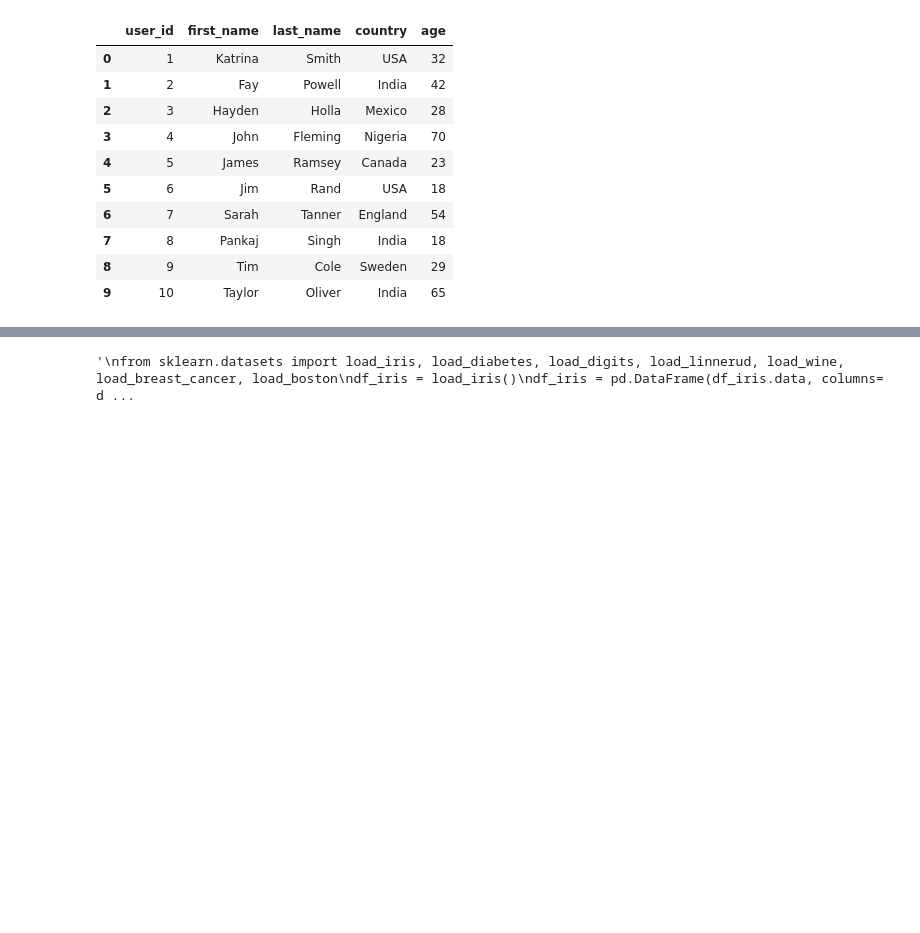
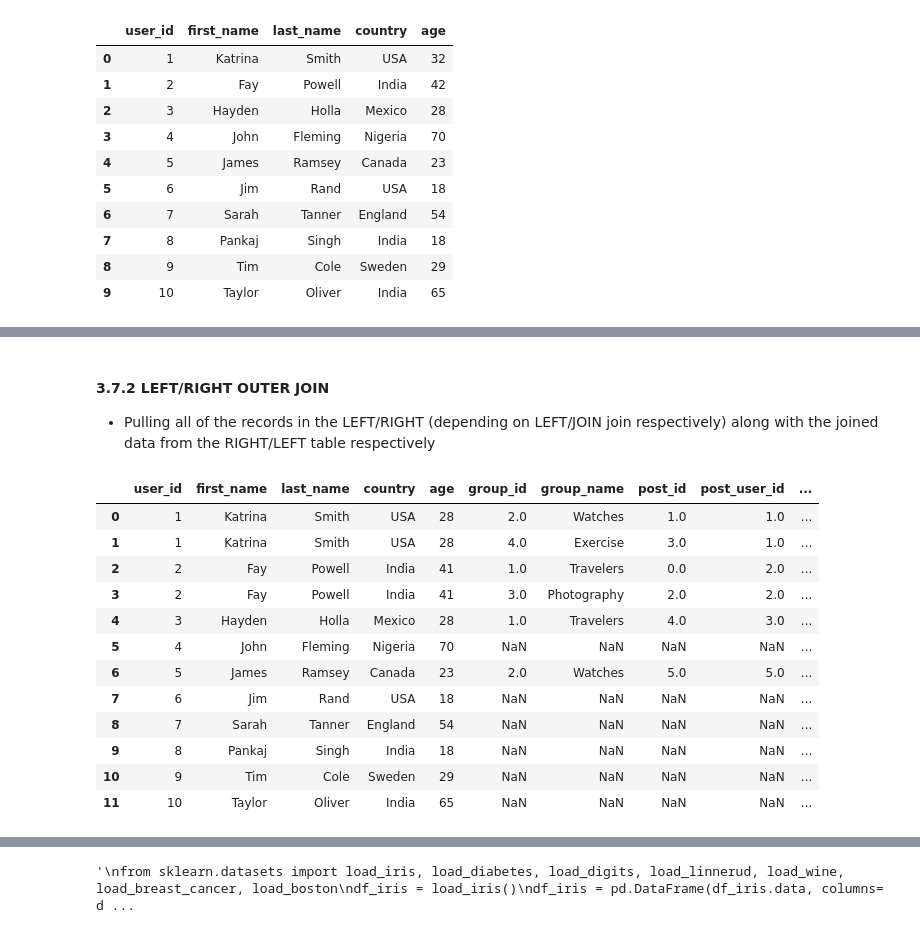
Before and after one commit to biswasprateek/cheatsheets_and_reference, a Jupyter notebook: Pandas Cheatsheet.ipynb, the cells around one changed output, grey strips where cells are left out. Saved outputs shown, nothing was run; the diff lists cells and outputs as text; code cells hidden in the pictures; blank space fills up the shorter version.

```diff
--- a/Pandas Cheatsheet.ipynb
+++ b/Pandas Cheatsheet.ipynb
@@ -454,0 +500,21 @@ df_user
+# %% [markdown]
+#### 3.7.2 LEFT/RIGHT OUTER JOIN
+
+- Pulling all of the records in the LEFT/RIGHT (depending on LEFT/JOIN join respectively) along with the joined data from the RIGHT/LEFT table respectively
+# %%
+df_user_group = df_user.merge(df_group, left_on='user_id', right_on='post_user_id', how='left')
+df_user_group
+# %% [output]
+|  | user_id | first_name | last_name | country | age | group_id | group_name | post_id | post_user_id | ... |
+| 0 | 1 | Katrina | Smith | USA | 28 | 2.0 | Watches | 1.0 | 1.0 | ... |
+| 1 | 1 | Katrina | Smith | USA | 28 | 4.0 | Exercise | 3.0 | 1.0 | ... |
+| 2 | 2 | Fay | Powell | India | 41 | 1.0 | Travelers | 0.0 | 2.0 | ... |
+| 3 | 2 | Fay | Powell | India | 41 | 3.0 | Photography | 2.0 | 2.0 | ... |
+| 4 | 3 | Hayden | Holla | Mexico | 28 | 1.0 | Travelers | 4.0 | 3.0 | ... |
+| 5 | 4 | John | Fleming | Nigeria | 70 | NaN | NaN | NaN | NaN | ... |
+| 6 | 5 | James | Ramsey | Canada | 23 | 2.0 | Watches | 5.0 | 5.0 | ... |
+| 7 | 6 | Jim | Rand | USA | 18 | NaN | NaN | NaN | NaN | ... |
+| 8 | 7 | Sarah | Tanner | England | 54 | NaN | NaN | NaN | NaN | ... |
+| 9 | 8 | Pankaj | Singh | India | 18 | NaN | NaN | NaN | NaN | ... |
+| 10 | 9 | Tim | Cole | Sweden | 29 | NaN | NaN | NaN | NaN | ... |
+| 11 | 10 | Taylor | Oliver | India | 65 | NaN | NaN | NaN | NaN | ... |
```
Also changed, not shown: parts of 17 cells of this notebook, 5 other files.
